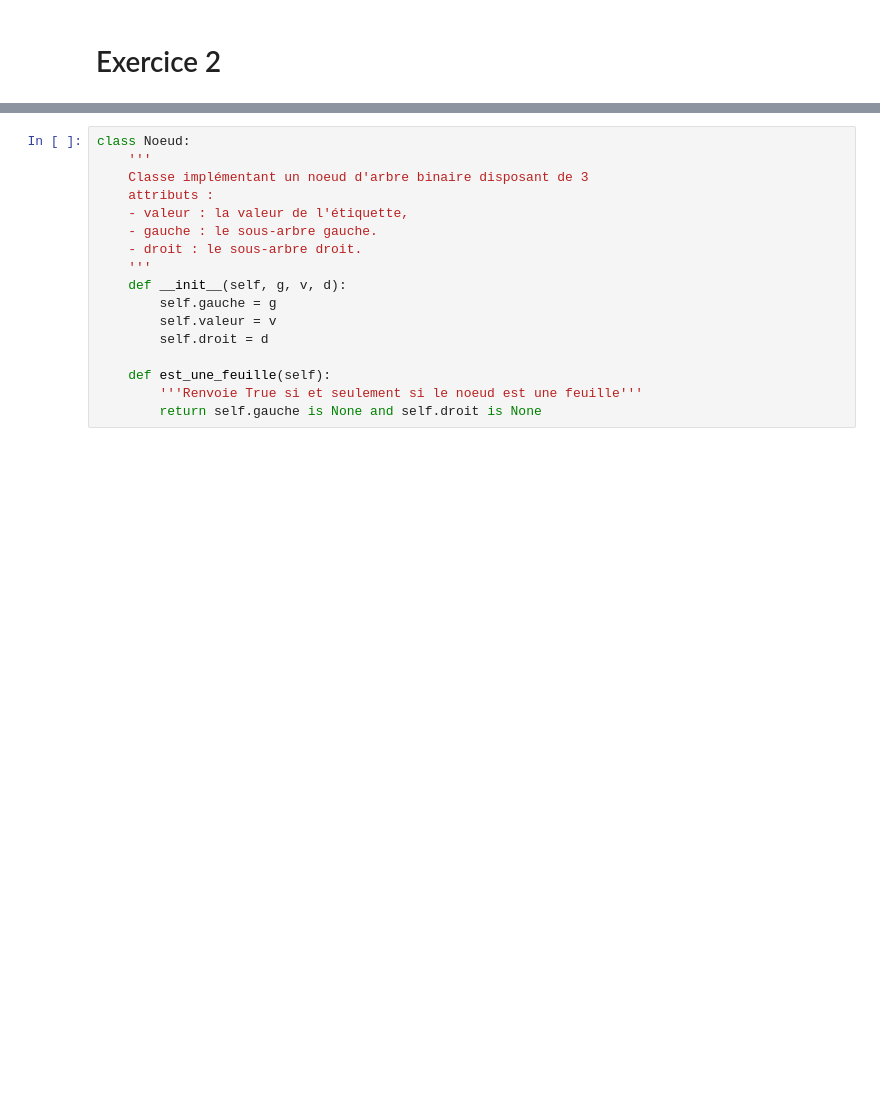
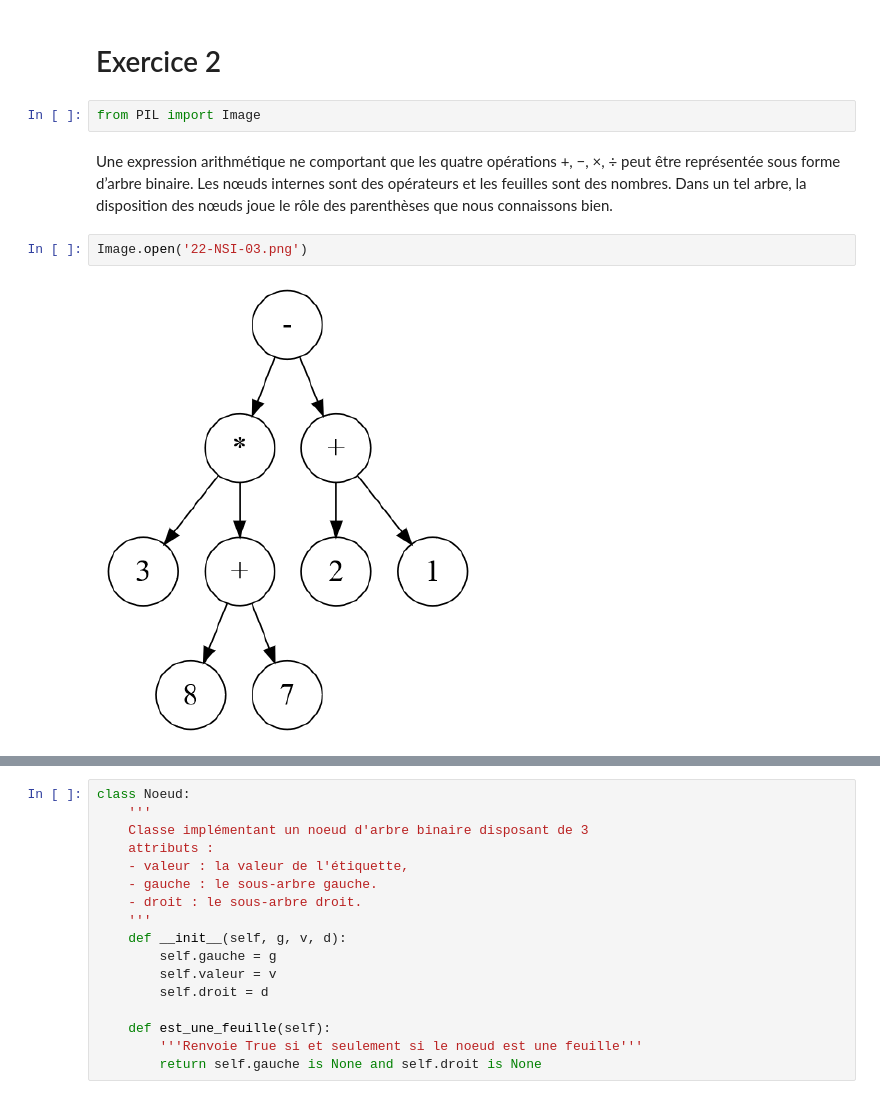
Before and after one commit to profjahier/profjahier.github.io, a Jupyter notebook: notebooks/NSI-ep/22-NSI-03.ipynb, the cells around one changed output, grey strips where cells are left out. Drawn from its saved outputs; the diff is of its cells as text; blank space fills up the shorter version.

```diff
--- a/notebooks/NSI-ep/22-NSI-03.ipynb
+++ b/notebooks/NSI-ep/22-NSI-03.ipynb
@@ -16,4 +16,13 @@ Programmer la fonction `delta` qui prend en paramètre un tableau non vide de no
 # %% [markdown]
 
 <h1 class="alert alert-success"> Exercice 2</h1>
+# %%
+from PIL import Image
+# %% [markdown]
+Une expression arithmétique ne comportant que les quatre opérations +, −, ×, ÷ peut être représentée sous forme d’arbre binaire. Les nœuds internes sont des opérateurs et les feuilles sont des nombres. Dans un tel arbre, la disposition des nœuds joue le rôle des parenthèses que
+nous connaissons bien.
+# %%
+Image.open('22-NSI-03.png')
+# %% [output]
+[figure, added]
 # %% [markdown]
```
Also changed, not shown: parts of 1 cell of this notebook.
